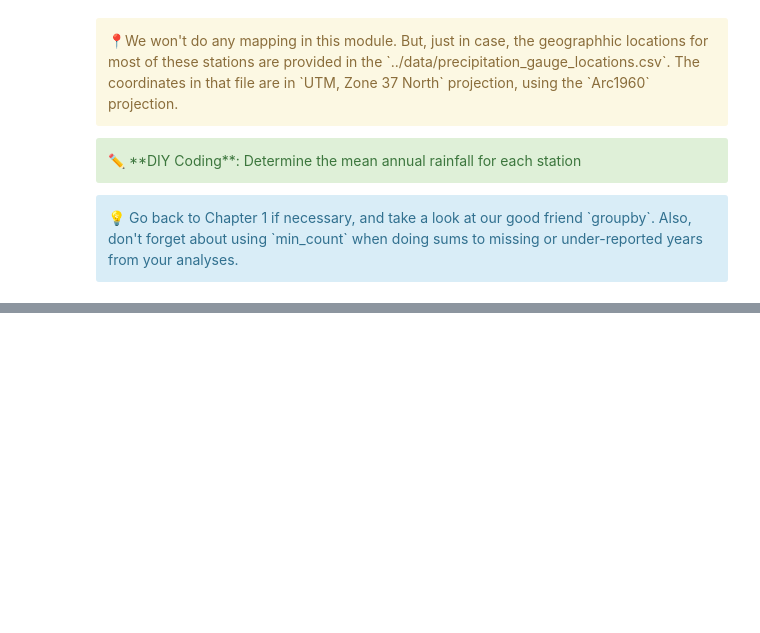
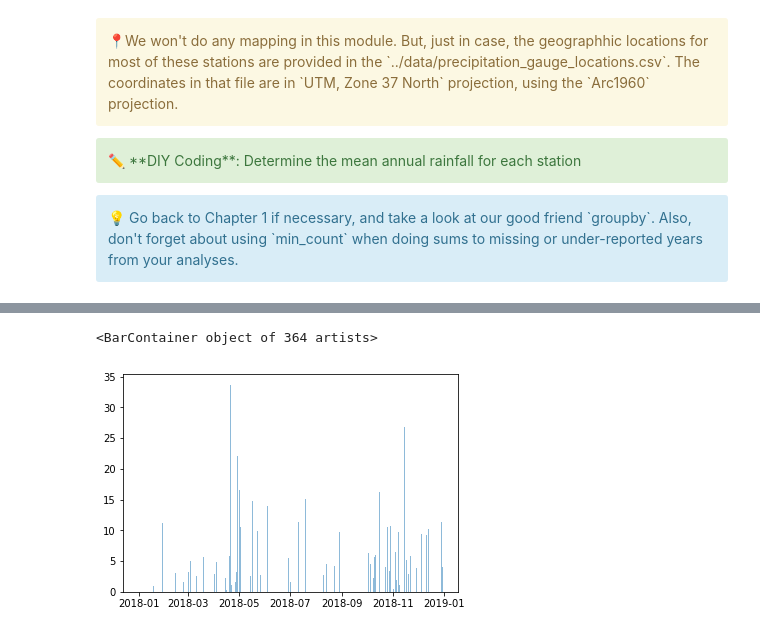
Before and after one commit to ecohydro/RidgeToReef, a Jupyter notebook: chapters/Chapter 2.ipynb, the cells around one changed output, grey strips where cells are left out. Saved outputs shown, nothing was run; the diff lists cells and outputs as text; code cells hidden in the pictures; blank space fills up the shorter version.

```diff
--- a/chapters/Chapter 2.ipynb
+++ b/chapters/Chapter 2.ipynb
@@ -219,0 +330,4 @@ Length: 80, dtype: float64
+# %%
+from datetime import timedelta
+datetimes = np.arange(datetime(2018,1,1), datetime(2018,12,31), timedelta(days=1)).astype(datetime)
+month_value_by_day = np.array([datetime.month for datetime in datetimes])
@@ -219,0 +380,2 @@ Length: 80, dtype: float64
+# %%
+lambda_values = np.array([lambda_by_month[i] for i in month_value_by_day])
@@ -219,0 +390,7 @@ Length: 80, dtype: float64
+# %%
+alpha = scale
+
+rainy_days = (np.random.uniform(low=0, high=1, size=len(lambda_values)) <= lambda_values).astype(int)
+rainfall_values = np.random.exponential(scale=alpha, size=len(lambda_values))
+
+rainfall = rainy_days * rainfall_values
@@ -219,0 +401,7 @@ Length: 80, dtype: float64
+# %%
+fig, ax = plt.subplots()
+
+ax.bar(datetimes, rainfall, align='center', alpha=0.5, ecolor='black', capsize=10)
+# %% [output]
+<BarContainer object of 364 artists>
+[figure, added]
```
Also changed, not shown: parts of 27 cells of this notebook.
